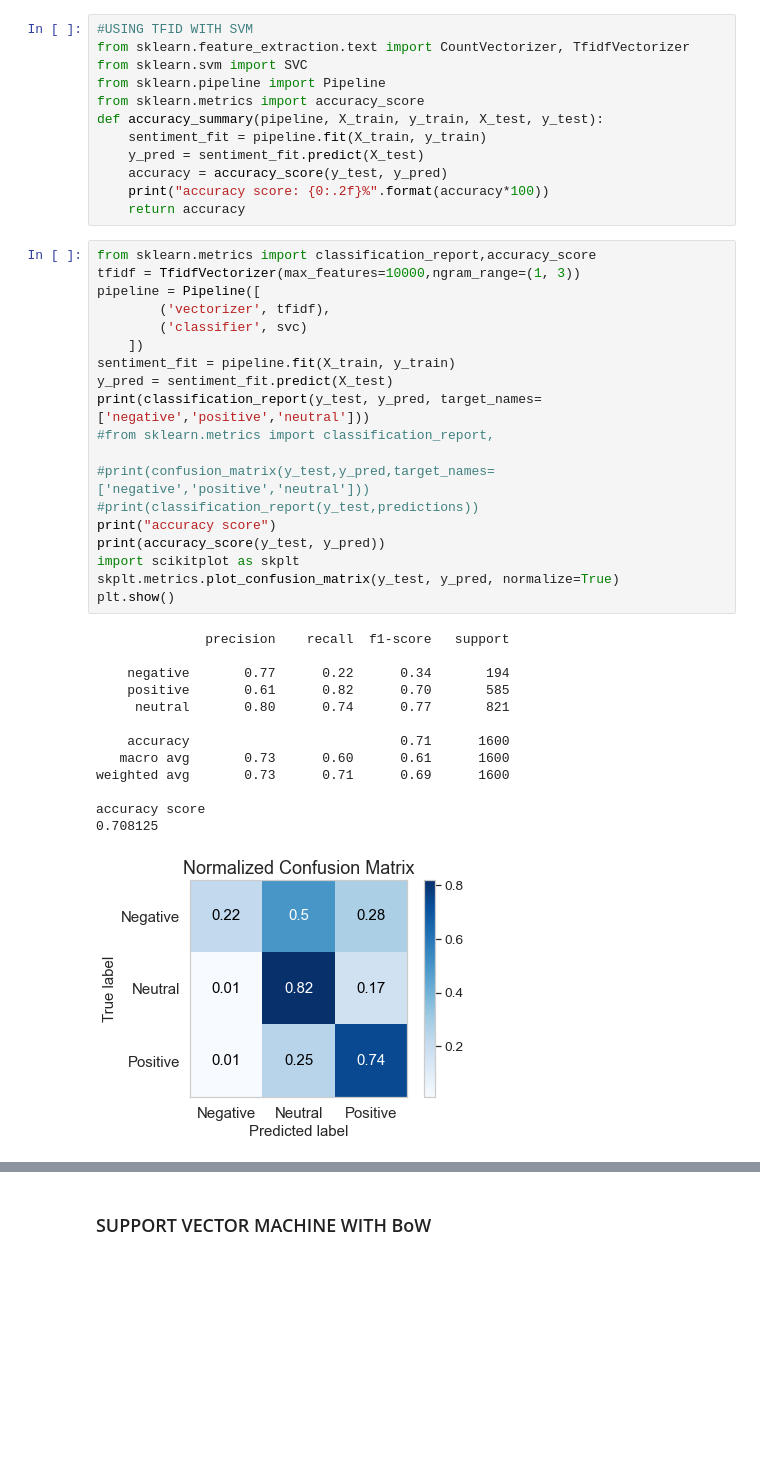
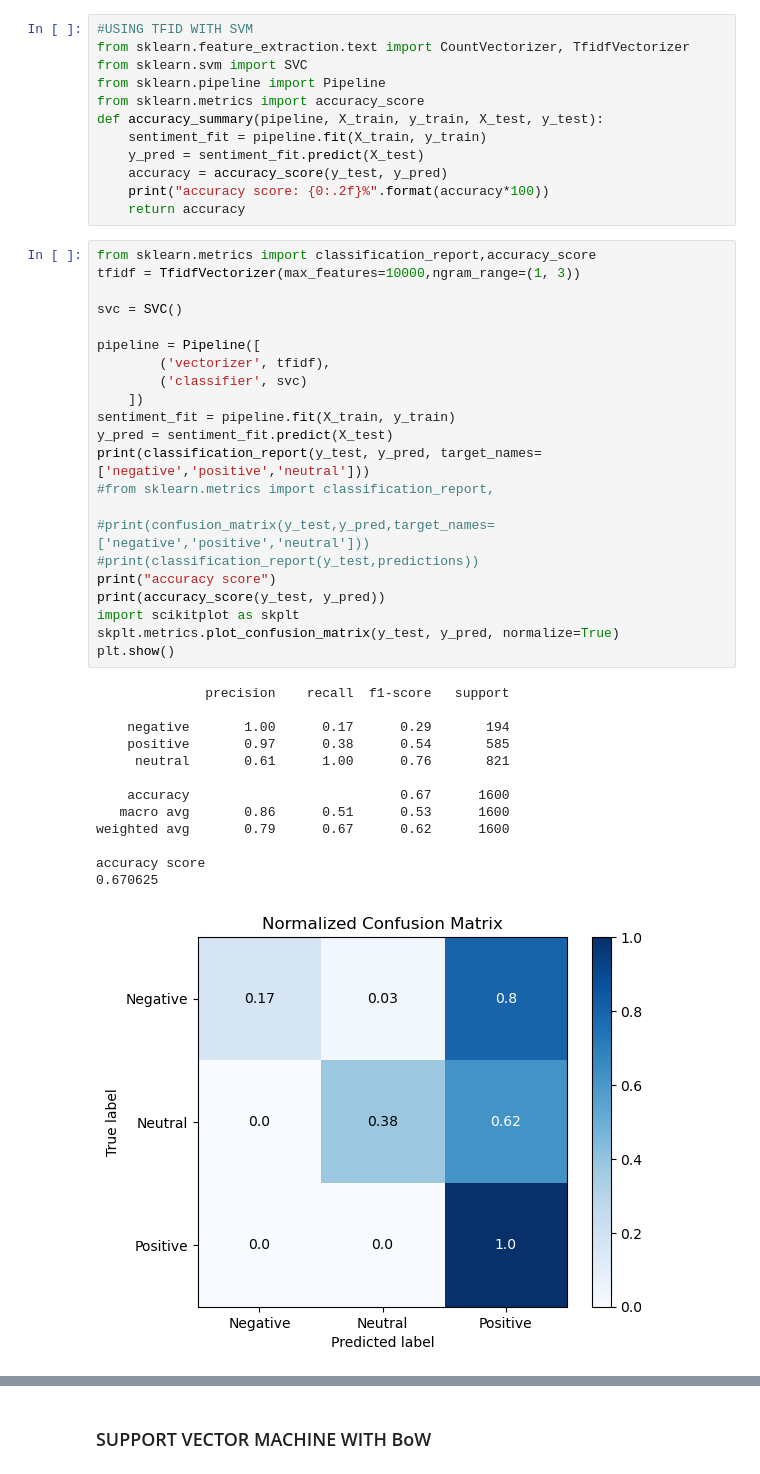
Before and after one commit to blxckbvrbi3/sentiment-analyser-article, a Jupyter notebook: SENTIMENT ANALYSIS PROJECT.ipynb, the cells around one changed output, grey strips where cells are left out. Saved outputs shown, nothing was run; the diff lists cells and outputs as text; blank space fills up the shorter version.

```diff
--- a/SENTIMENT ANALYSIS PROJECT.ipynb
+++ b/SENTIMENT ANALYSIS PROJECT.ipynb
@@ -333,33 +333,36 @@ def accuracy_summary(pipeline, X_train, y_train, X_test, y_test):
 # %%
 from sklearn.metrics import classification_report,accuracy_score
 tfidf = TfidfVectorizer(max_features=10000,ngram_range=(1, 3))
+
+svc = SVC()
+
 pipeline = Pipeline([
         ('vectorizer', tfidf),
         ('classifier', svc)
     ])
 sentiment_fit = pipeline.fit(X_train, y_train)
 y_pred = sentiment_fit.predict(X_test)
 print(classification_report(y_test, y_pred, target_names=['negative','positive','neutral']))
 #from sklearn.metrics import classification_report,
 
 #print(confusion_matrix(y_test,y_pred,target_names=['negative','positive','neutral']))
 #print(classification_report(y_test,predictions))
 print("accuracy score")
 print(accuracy_score(y_test, y_pred))
 import scikitplot as skplt
 skplt.metrics.plot_confusion_matrix(y_test, y_pred, normalize=True)
 plt.show()
 # %% [output]
               precision    recall  f1-score   support
 
-    negative       0.77      0.22      0.34       194
-    positive       0.61      0.82      0.70       585
-     neutral       0.80      0.74      0.77       821
+    negative       1.00      0.17      0.29       194
+    positive       0.97      0.38      0.54       585
+     neutral       0.61      1.00      0.76       821
 
-    accuracy                           0.71      1600
-   macro avg       0.73      0.60      0.61      1600
-weighted avg       0.73      0.71      0.69      1600
+    accuracy                           0.67      1600
+   macro avg       0.86      0.51      0.53      1600
+weighted avg       0.79      0.67      0.62      1600
 
 accuracy score
-0.708125
+0.670625
-[figure, old version]
+[figure, new version]
```
Also changed, not shown: parts of 19 cells of this notebook, 2 other files.
